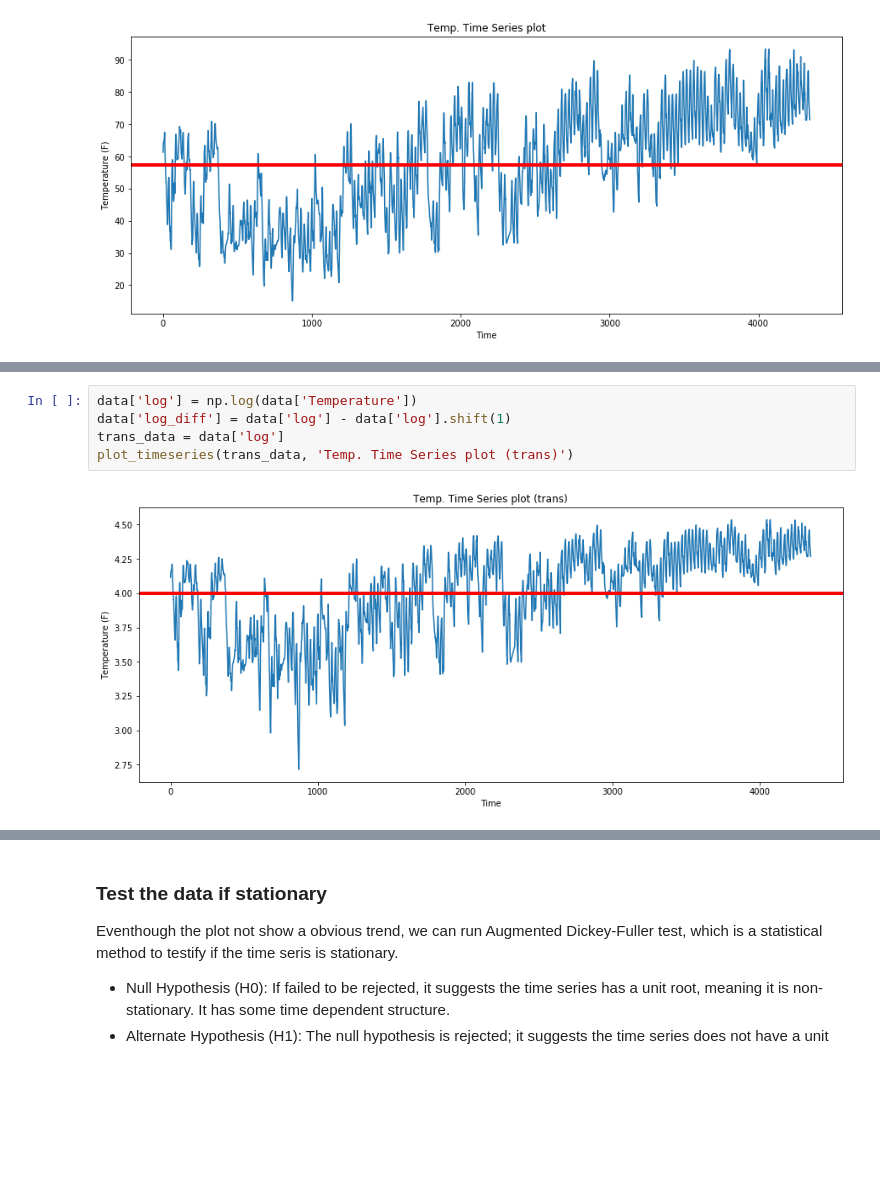
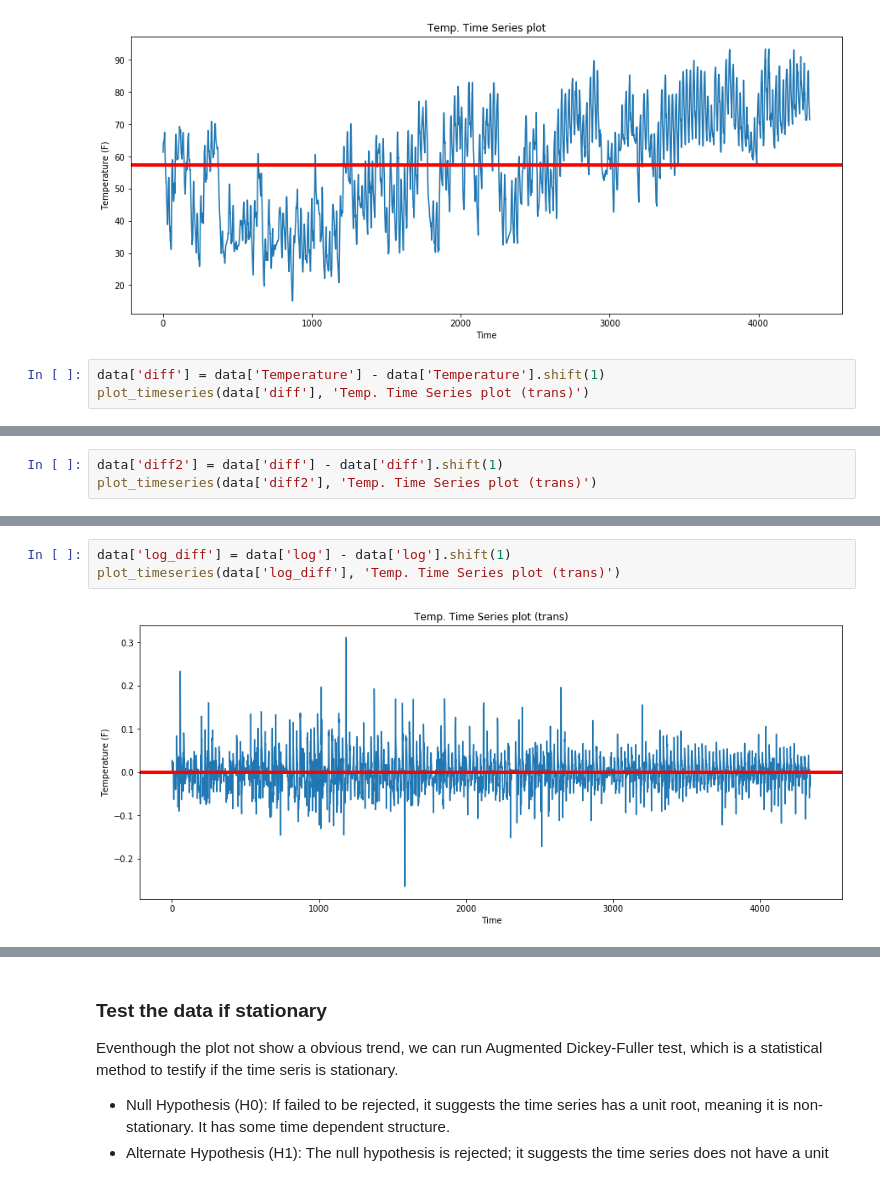
Before and after one commit to justin830827/IoT-Analytics, a Jupyter notebook: Forecasting/Forecasting.ipynb, the cells around one changed output, grey strips where cells are left out. Drawn from its saved outputs; the diff is of its cells as text; blank space fills up the shorter version.

Commit message:
add more trans

```diff
--- a/Forecasting/Forecasting.ipynb
+++ b/Forecasting/Forecasting.ipynb
@@ -59,3 +59,6 @@ def plot_timeseries(data, title):
 plot_timeseries(data['Temperature'], 'Temp. Time Series plot')
 # %% [output]
 [figure]
+# %%
+data['diff'] = data['Temperature'] - data['Temperature'].shift(1)
+plot_timeseries(data['diff'], 'Temp. Time Series plot (trans)')
@@ -61,0 +67,3 @@ plot_timeseries(data['Temperature'], 'Temp. Time Series plot')
+# %%
+data['diff2'] = data['diff'] - data['diff'].shift(1)
+plot_timeseries(data['diff2'], 'Temp. Time Series plot (trans)')
@@ -62,7 +77,5 @@ plot_timeseries(data['Temperature'], 'Temp. Time Series plot')
 # %%
-data['log'] = np.log(data['Temperature'])
 data['log_diff'] = data['log'] - data['log'].shift(1)
-trans_data = data['log']
-plot_timeseries(trans_data, 'Temp. Time Series plot (trans)')
+plot_timeseries(data['log_diff'], 'Temp. Time Series plot (trans)')
 # %% [output]
-[figure, old version]
+[figure, new version]
```
Also changed, not shown: parts of 8 cells of this notebook, 1 other file.
